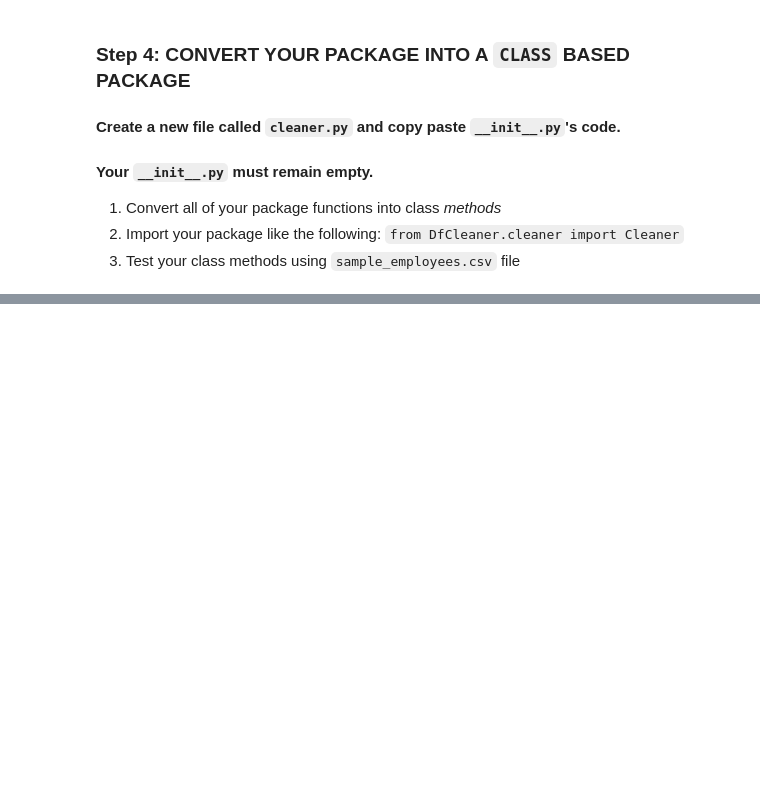
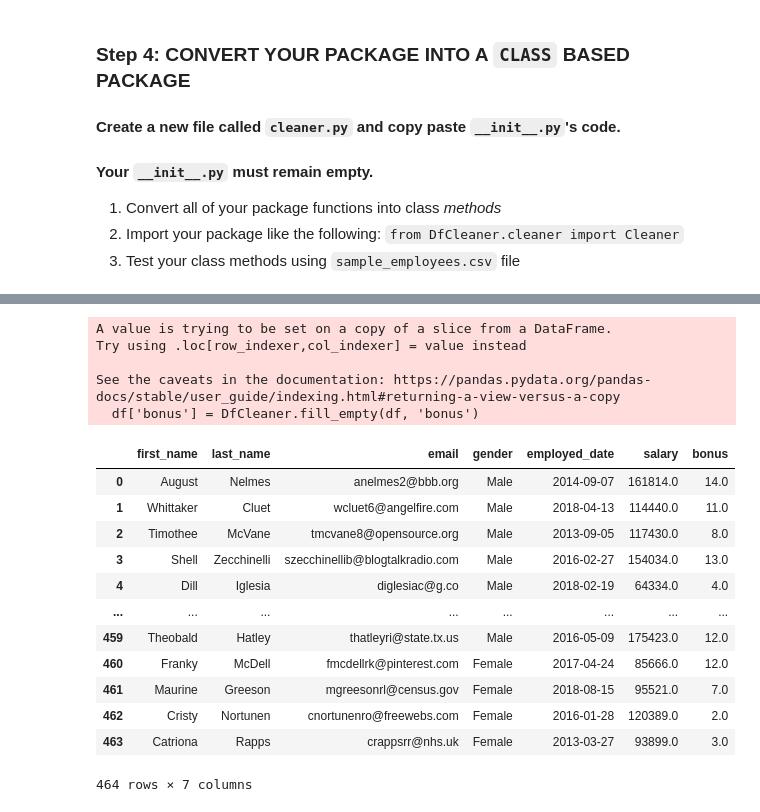
Before and after one commit to tuvshoo97/intermediate-python-fall-2023, a Jupyter notebook: Practices/Week 04/Practice.ipynb, the cells around one changed output, grey strips where cells are left out. Drawn from its saved outputs; the diff is of its cells as text; code cells hidden in the pictures; blank space fills up the shorter version.

```diff
--- a/Practices/Week 04/Practice.ipynb
+++ b/Practices/Week 04/Practice.ipynb
@@ -31,0 +142,30 @@ df = ...
+# %%
+df['bonus'] = DfCleaner.fill_empty(df, 'bonus')
+# %% [output]
+A value is trying to be set on a copy of a slice from a DataFrame.
+Try using .loc[row_indexer,col_indexer] = value instead
+
+See the caveats in the documentation: https://pandas.pydata.org/pandas-docs/stable/user_guide/indexing.html#returning-a-view-versus-a-copy
+  df['bonus'] = DfCleaner.fill_empty(df, 'bonus')
+# %%
+df = DfCleaner.drop_column(df, 'department')
+# %%
+df = DfCleaner.fix_index(df)
+# %%
+df['employed_date'] = DfCleaner.fix_dates(df, 'employed_date')
+# %%
+df
+# %% [output]
+|  | first_name | last_name | email | gender | employed_date | salary | bonus |
+| 0 | August | Nelmes | anelmes2@bbb.org | Male | 2014-09-07 | 161814.0 | 14.0 |
+| 1 | Whittaker | Cluet | wcluet6@angelfire.com | Male | 2018-04-13 | 114440.0 | 11.0 |
+| 2 | Timothee | McVane | tmcvane8@opensource.org | Male | 2013-09-05 | 117430.0 | 8.0 |
+| 3 | Shell | Zecchinelli | szecchinellib@blogtalkradio.com | Male | 2016-02-27 | 154034.0 | 13.0 |
+| 4 | Dill | Iglesia | diglesiac@g.co | Male | 2018-02-19 | 64334.0 | 4.0 |
+| ... | ... | ... | ... | ... | ... | ... | ... |
+| 459 | Theobald | Hatley | thatleyri@state.tx.us | Male | 2016-05-09 | 175423.0 | 12.0 |
+| 460 | Franky | McDell | fmcdellrk@pinterest.com | Female | 2017-04-24 | 85666.0 | 12.0 |
+| 461 | Maurine | Greeson | mgreesonrl@census.gov | Female | 2018-08-15 | 95521.0 | 7.0 |
+| 462 | Cristy | Nortunen | cnortunenro@freewebs.com | Female | 2016-01-28 | 120389.0 | 2.0 |
+| 463 | Catriona | Rapps | crappsrr@nhs.uk | Female | 2013-03-27 | 93899.0 | 3.0 |
+464 rows × 7 columns
```
Also changed, not shown: parts of 24 cells of this notebook, 2 other files.
